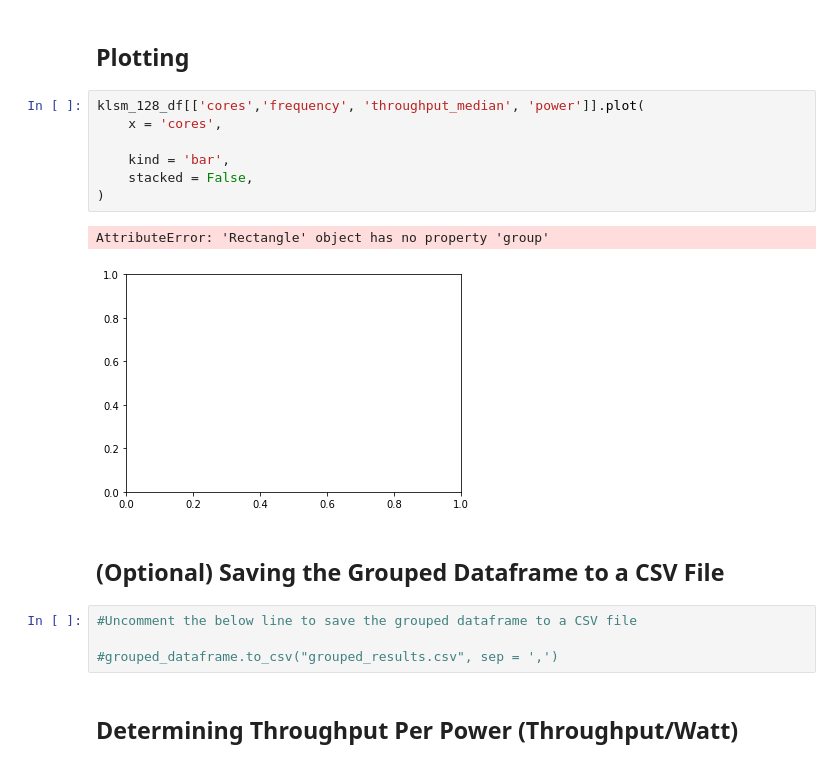
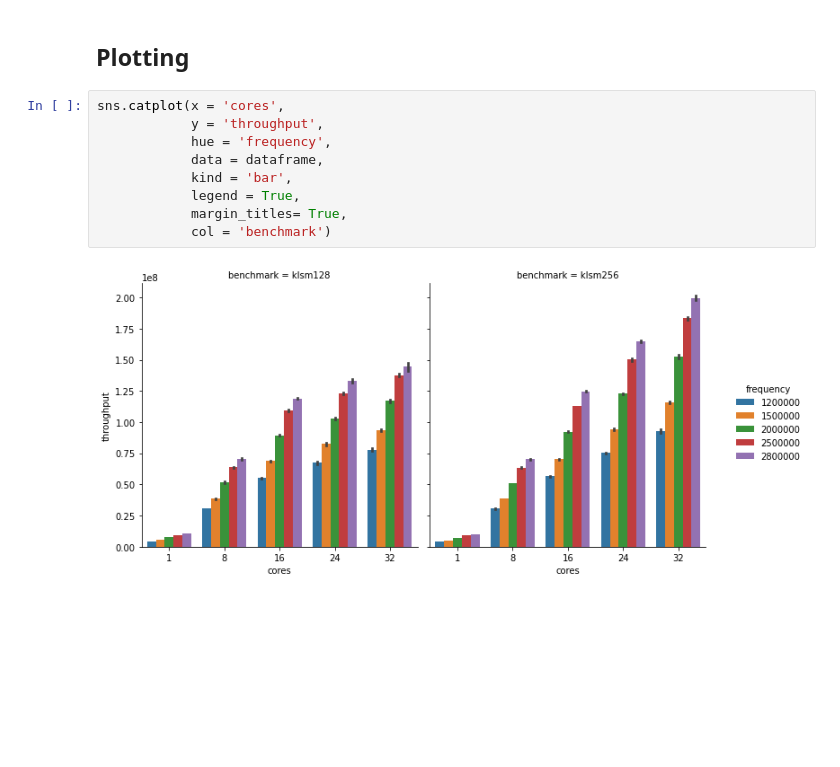
Before and after one commit to madhava20217/Relaxed_Memory_study, a Jupyter notebook: klsm_analysis.ipynb, the cells around one changed output. Saved outputs shown, nothing was run; the diff lists cells and outputs as text; blank space fills up the shorter version.

```diff
--- a/klsm_analysis.ipynb
+++ b/klsm_analysis.ipynb
@@ -137,20 +78,13 @@ Index(['benchmark', 'cores', 'frequency', 'power', 'throughput_mean',
 # %% [markdown]
 ## Plotting
-# %%
-klsm_128_df[['cores','frequency', 'throughput_median', 'power']].plot(
-    x = 'cores',
-
-    kind = 'bar',
-    stacked = False,
-)
-# %% [output]
-AttributeError: 'Rectangle' object has no property 'group'
-[figure, removed]
-# %% [markdown]
-## (Optional) Saving the Grouped Dataframe to a CSV File
-# %%
-#Uncomment the below line to save the grouped dataframe to a CSV file
-
-#grouped_dataframe.to_csv("grouped_results.csv", sep = ',')
-# %% [markdown]
-## Determining Throughput Per Power (Throughput/Watt)
+# %%
+sns.catplot(x = 'cores',
+            y = 'throughput',
+            hue = 'frequency',
+            data = dataframe,
+            kind = 'bar',
+            legend = True,
+            margin_titles= True,
+            col = 'benchmark')
+# %% [output]
+[figure, added]
```
Also changed, not shown: parts of 8 cells of this notebook, 2 other files.
